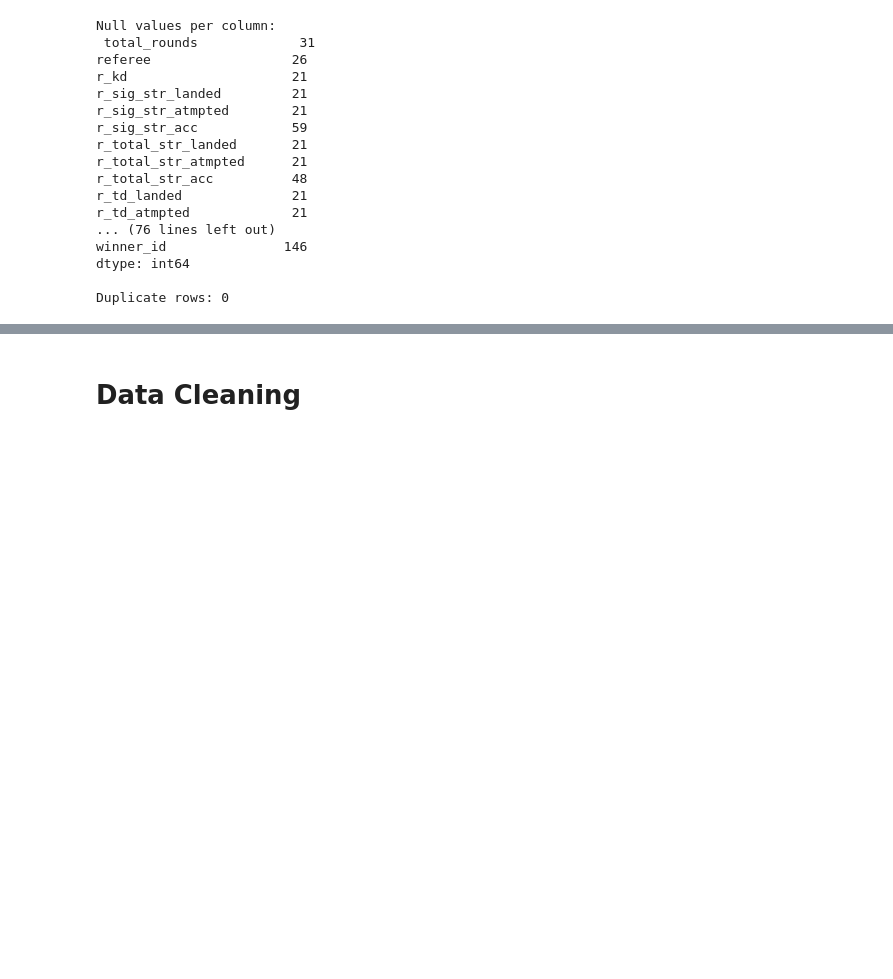
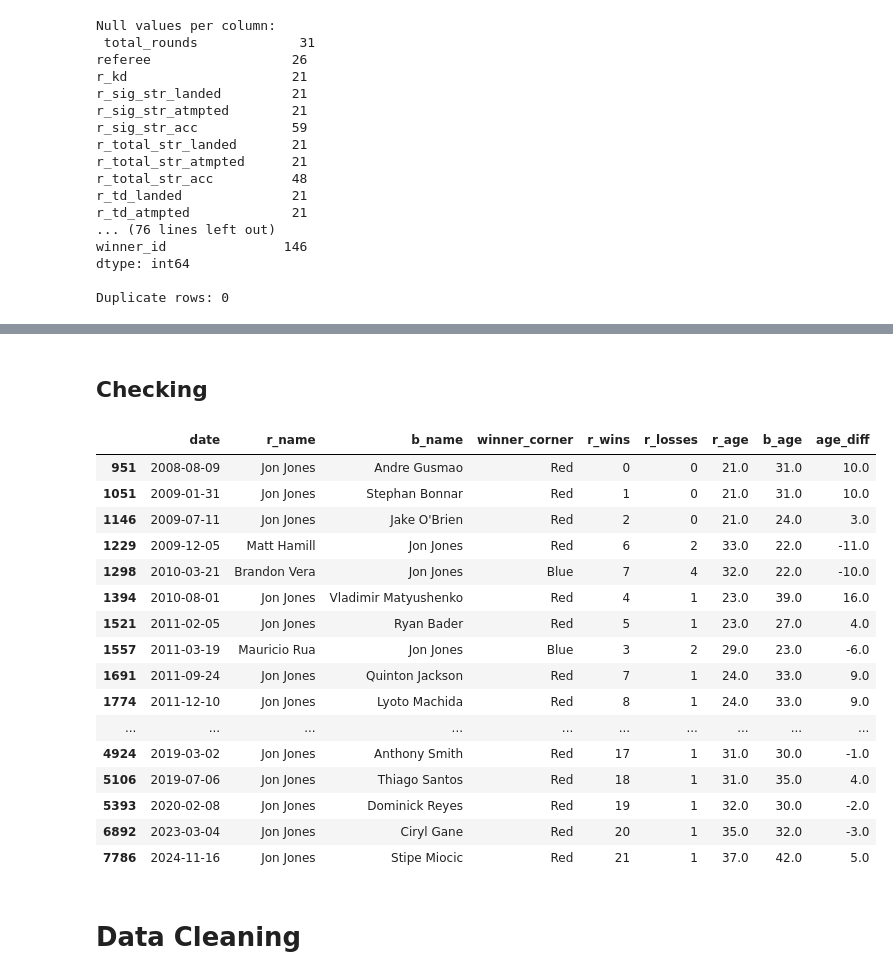
Before and after one commit to mfourier/ufc-predictor-v2, a Jupyter notebook: notebooks/01-etl.ipynb, the cells around one changed output, grey strips where cells are left out. Saved outputs shown, nothing was run; the diff lists cells and outputs as text; code cells hidden in the pictures; blank space fills up the shorter version.

```diff
--- a/notebooks/01-etl.ipynb
+++ b/notebooks/01-etl.ipynb
@@ -111,0 +461,4 @@ pd.reset_option('display.max_rows')
+# %%
+ufc_raw['r_dob'] = pd.to_datetime(ufc_raw['r_dob'], errors='coerce')
+ufc_raw['b_dob'] = pd.to_datetime(ufc_raw['b_dob'], errors='coerce')
+ufc_raw['r_dob']
@@ -111,0 +478,10 @@ pd.reset_option('display.max_rows')
+# %%
+# Calculate fighter ages at the time of the fight
+ufc_raw['r_age'] = np.floor((ufc_raw['date'] - ufc_raw['r_dob']).dt.days / 365.25)
+ufc_raw['b_age'] = np.floor((ufc_raw['date'] - ufc_raw['b_dob']).dt.days / 365.25)
+
+# Add age difference (Red - Blue)
+ufc_raw['age_dif'] = ufc_raw['b_age'] - ufc_raw['r_age']
+
+# Check results
+ufc_raw[['date','r_name','r_age','b_name','b_age','age_dif']].tail(15)
@@ -112,3 +505,28 @@ pd.reset_option('display.max_rows')
+# %% [markdown]
+## Checking
+# %%
+ufc_raw[
+    (ufc_raw['r_name'] == 'Jon Jones') | (ufc_raw['b_name'] == 'Jon Jones')
+][['date','r_name','b_name','winner_corner',
+               'r_wins','r_losses', 'r_age', 'b_age', 'age_dif']]
+# %% [output]
+|  | date | r_name | b_name | winner_corner | r_wins | r_losses | r_age | b_age | age_diff |
+| 951 | 2008-08-09 | Jon Jones | Andre Gusmao | Red | 0 | 0 | 21.0 | 31.0 | 10.0 |
+| 1051 | 2009-01-31 | Jon Jones | Stephan Bonnar | Red | 1 | 0 | 21.0 | 31.0 | 10.0 |
+| 1146 | 2009-07-11 | Jon Jones | Jake O'Brien | Red | 2 | 0 | 21.0 | 24.0 | 3.0 |
+| 1229 | 2009-12-05 | Matt Hamill | Jon Jones | Red | 6 | 2 | 33.0 | 22.0 | -11.0 |
+| 1298 | 2010-03-21 | Brandon Vera | Jon Jones | Blue | 7 | 4 | 32.0 | 22.0 | -10.0 |
+| 1394 | 2010-08-01 | Jon Jones | Vladimir Matyushenko | Red | 4 | 1 | 23.0 | 39.0 | 16.0 |
+| 1521 | 2011-02-05 | Jon Jones | Ryan Bader | Red | 5 | 1 | 23.0 | 27.0 | 4.0 |
+| 1557 | 2011-03-19 | Mauricio Rua | Jon Jones | Blue | 3 | 2 | 29.0 | 23.0 | -6.0 |
+| 1691 | 2011-09-24 | Jon Jones | Quinton Jackson | Red | 7 | 1 | 24.0 | 33.0 | 9.0 |
+| 1774 | 2011-12-10 | Jon Jones | Lyoto Machida | Red | 8 | 1 | 24.0 | 33.0 | 9.0 |
+| ... | ... | ... | ... | ... | ... | ... | ... | ... | ... |
+| 4924 | 2019-03-02 | Jon Jones | Anthony Smith | Red | 17 | 1 | 31.0 | 30.0 | -1.0 |
+| 5106 | 2019-07-06 | Jon Jones | Thiago Santos | Red | 18 | 1 | 31.0 | 35.0 | 4.0 |
+| 5393 | 2020-02-08 | Jon Jones | Dominick Reyes | Red | 19 | 1 | 32.0 | 30.0 | -2.0 |
+| 6892 | 2023-03-04 | Jon Jones | Ciryl Gane | Red | 20 | 1 | 35.0 | 32.0 | -3.0 |
+| 7786 | 2024-11-16 | Jon Jones | Stipe Miocic | Red | 21 | 1 | 37.0 | 42.0 | 5.0 |
 # %% [markdown]
 # Data Cleaning
 # %% [markdown]
```
Also changed, not shown: parts of 24 cells of this notebook.
